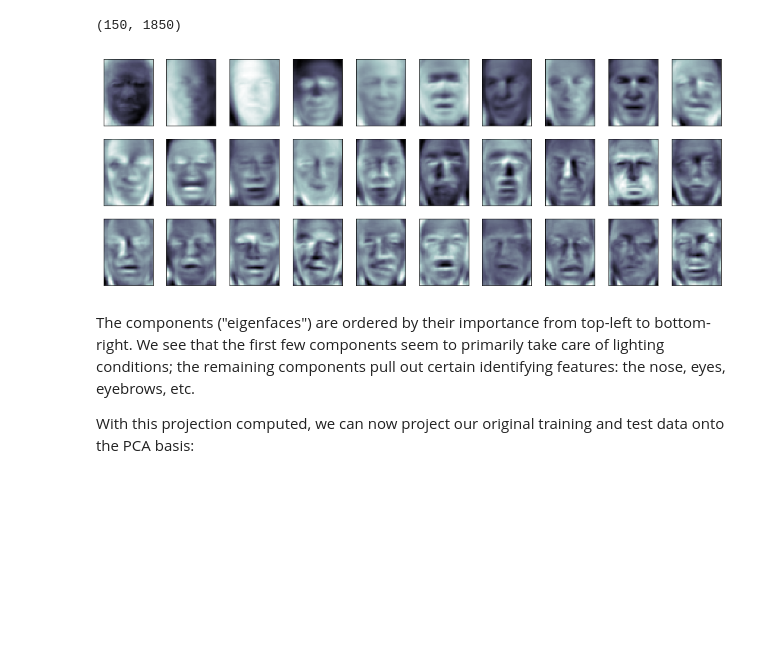
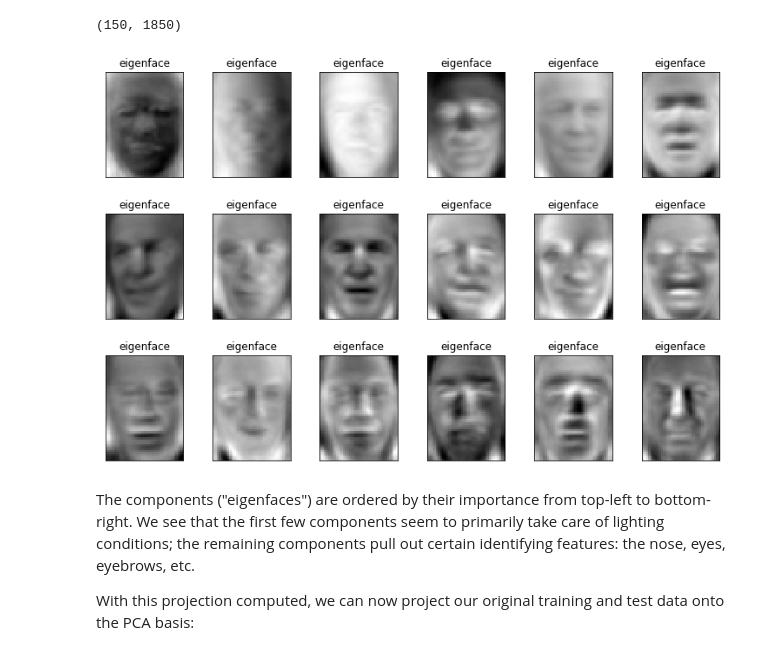
Before and after one commit to AnnieCRY/INET4061Project, a Jupyter notebook: finalProject.ipynb, the cells around one changed output. Drawn from its saved outputs; the diff is of its cells as text; code cells hidden in the pictures; blank space fills up the shorter version.

```diff
--- a/finalProject.ipynb
+++ b/finalProject.ipynb
@@ -109,7 +104,7 @@ def plot_gallery(images, titles, h, w, n_row=3, n_col=6):
     pl.subplots_adjust(bottom=0, left=.01, right=.99, top=.90, hspace=.35)
     for i in range(n_row * n_col):
         pl.subplot(n_row, n_col, i + 1)
-        pl.imshow(images[i].reshape((h, w)), cmap=pl.cm.gray)
+        pl.imshow(images[i].reshape((h, w)), cmap=pl.cm.bone)
         pl.title(titles[i], size=12)
         pl.xticks(())
         pl.yticks(())
@@ -182,4 +177,5 @@ pca = decomposition.RandomizedPCA(n_components=150, whiten=True)
 pca.fit(X_train)
 
 plt.imshow(pca.mean_.reshape((50, 37)), cmap=plt.cm.bone)
+eigenfaces = pca.components_.reshape((150, 50, 37))
 # %% [output]
@@ -192,13 +187,11 @@ The principal components measure deviations about this mean along orthogonal axe
 print(pca.components_.shape)
 # %% [output]
 (150, 1850)
-# %%
-fig = plt.figure(figsize=(16, 6))
-for i in range(30):
-    ax = fig.add_subplot(3, 10, i + 1, xticks=[], yticks=[])
-    ax.imshow(pca.components_[i].reshape((50, 37)), cmap=plt.cm.bone)
-# %% [output]
-[figure, removed]
+# %%
+eigen_title=['eigenface']*18
+plot_gallery(eigenfaces,eigen_title, 50, 37)
+# %% [output]
+[figure, added]
 # %% [markdown]
 The components ("eigenfaces") are ordered by their importance from top-left to bottom-right. We see that the first few components seem to primarily take care of lighting conditions; the remaining components pull out certain identifying features: the nose, eyes, eyebrows, etc.
 
```
Also changed, not shown: parts of 16 cells of this notebook.
